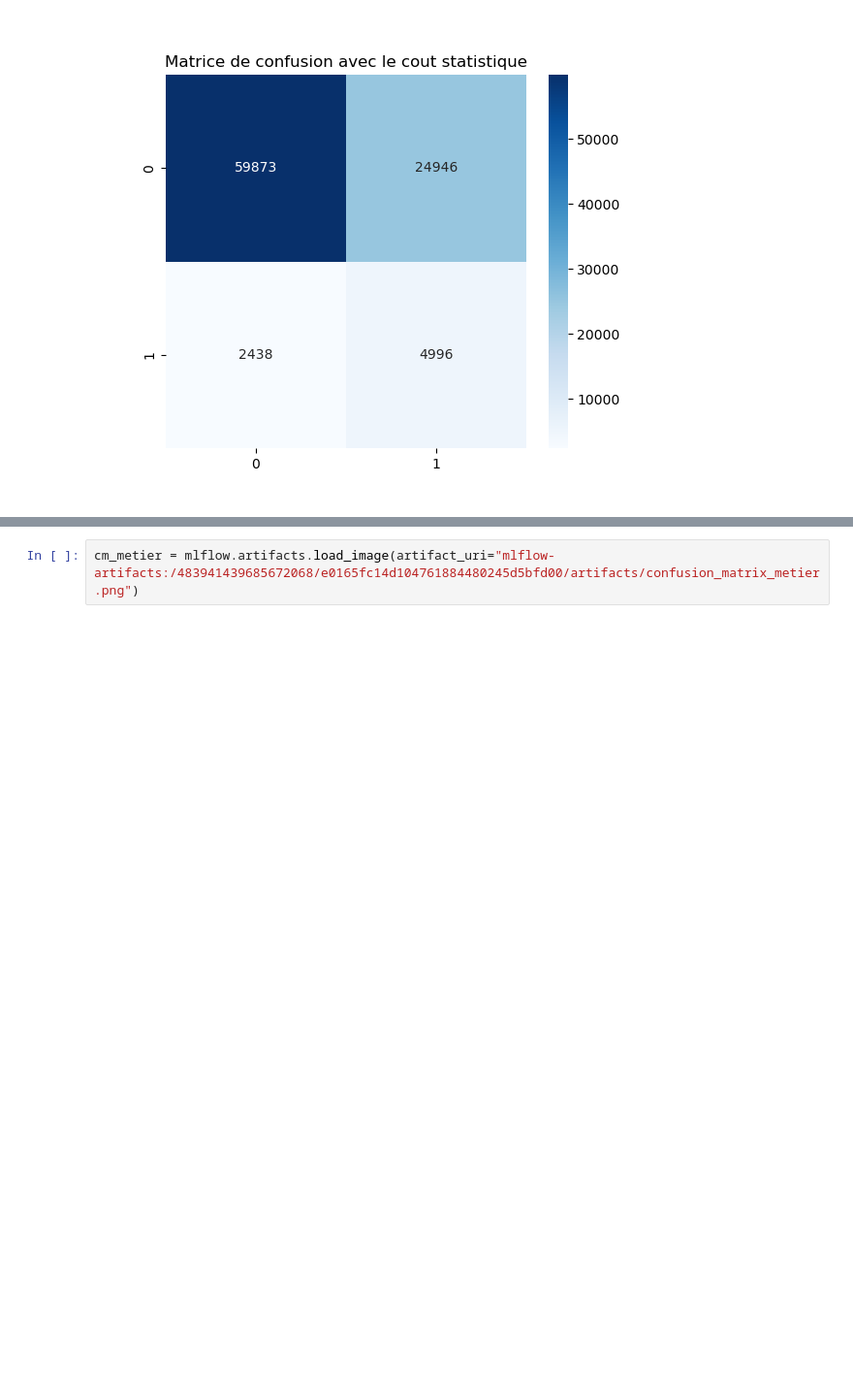
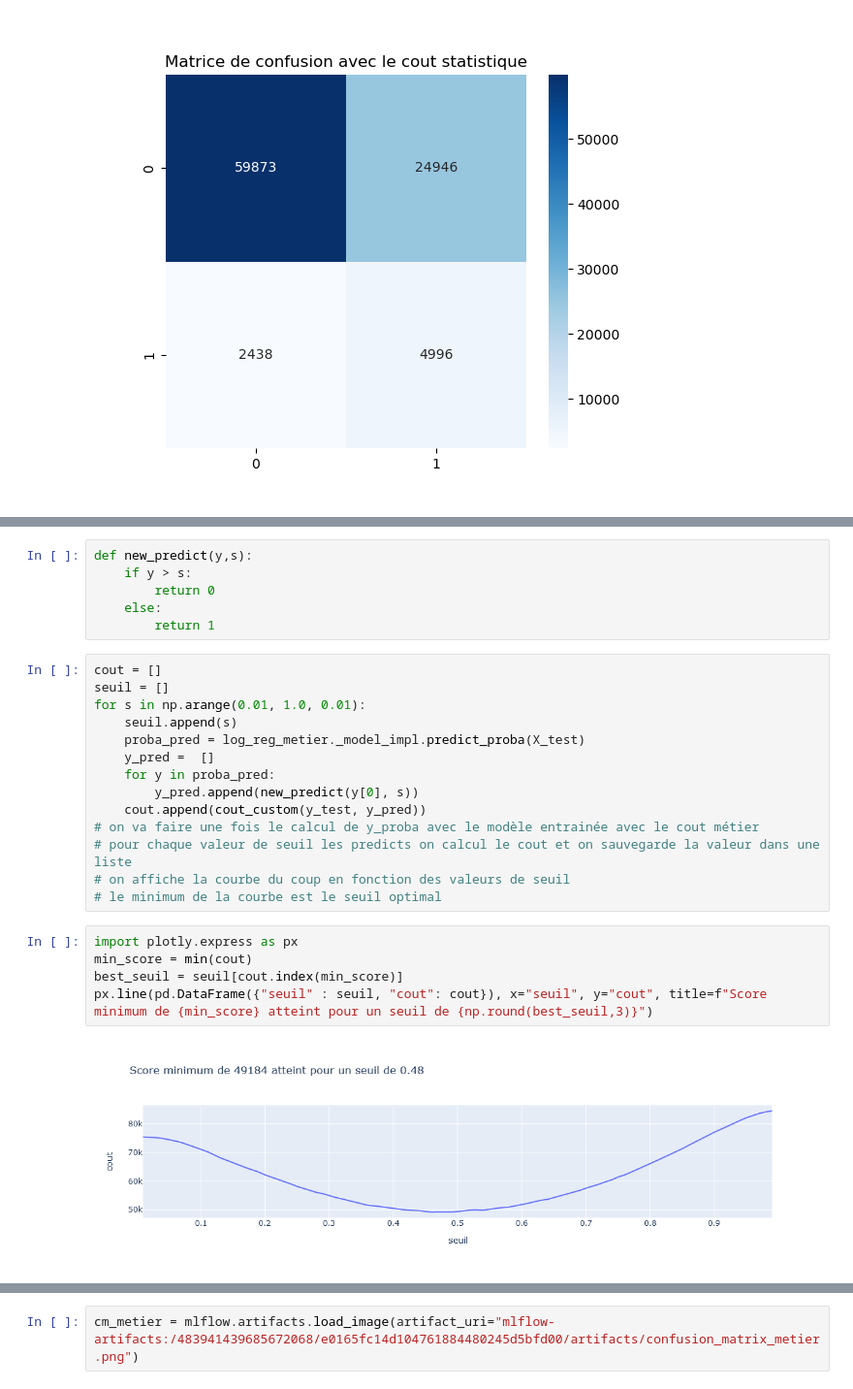
Before and after one commit to matthieu0guim/datascientist_P7, a Jupyter notebook: analyse_v2.ipynb, the cells around one changed output, grey strips where cells are left out. Shown at 97% size. Cells and saved outputs as stored; diff of their text form; blank space fills up the shorter version.

```diff
--- a/analyse_v2.ipynb
+++ b/analyse_v2.ipynb
@@ -654,0 +682,27 @@ log_reg_metier = mlflow.pyfunc.load_model(logged_reg_metier)
+# %%
+def new_predict(y,s):
+    if y > s:
+        return 0
+    else:
+        return 1
+# %%
+cout = []
+seuil = []
+for s in np.arange(0.01, 1.0, 0.01):
+    seuil.append(s)
+    proba_pred = log_reg_metier._model_impl.predict_proba(X_test)
+    y_pred =  []
+    for y in proba_pred:
+        y_pred.append(new_predict(y[0], s))
+    cout.append(cout_custom(y_test, y_pred))
+# on va faire une fois le calcul de y_proba avec le modèle entrainée avec le cout métier
+# pour chaque valeur de seuil les predicts on calcul le cout et on sauvegarde la valeur dans une liste
+# on affiche la courbe du coup en fonction des valeurs de seuil
+# le minimum de la courbe est le seuil optimal
+# %%
+import plotly.express as px
+min_score = min(cout)
+best_seuil = seuil[cout.index(min_score)]
+px.line(pd.DataFrame({"seuil" : seuil, "cout": cout}), x="seuil", y="cout", title=f"Score minimum de {min_score} atteint pour un seuil de {np.round(best_seuil,3)}")
+# %% [output]
+[figure, added]
```
Also changed, not shown: parts of 33 cells of this notebook, 3 other files.
